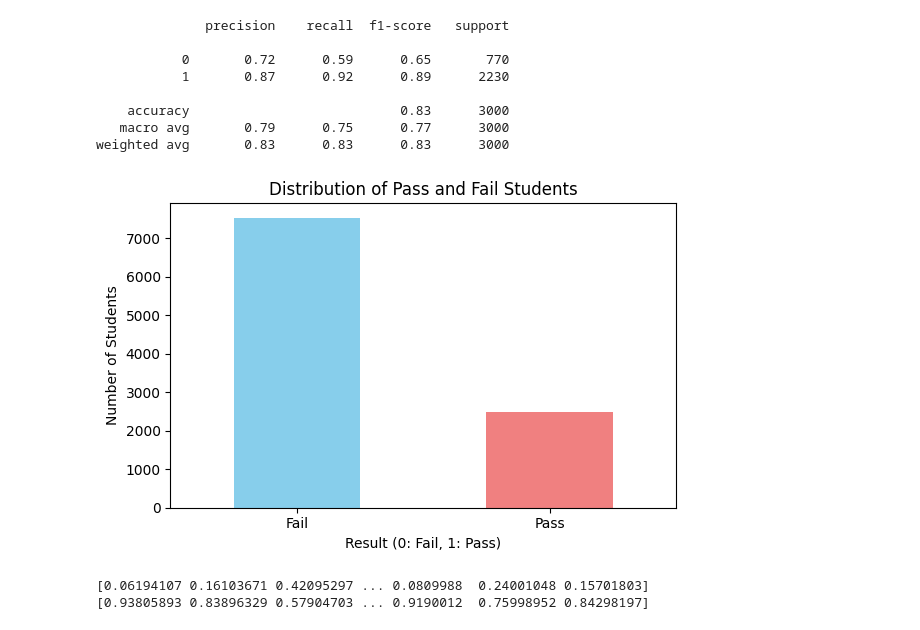
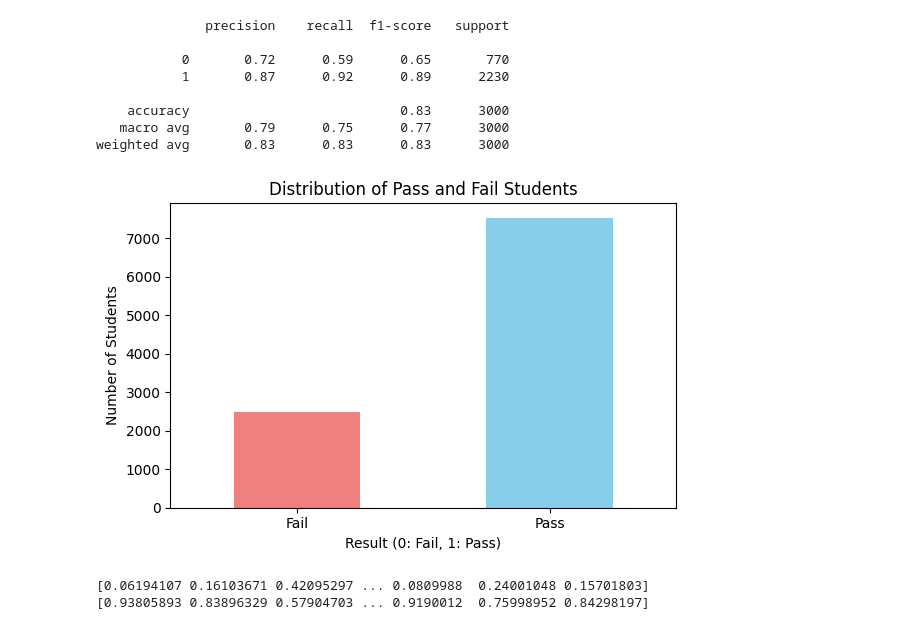
Before and after one commit to prameela-rani-patnaik/Student_Performance_Analysis., a Jupyter notebook: M3.ipynb, the cells around one changed output. Saved outputs shown, nothing was run; the diff lists cells and outputs as text; code cells hidden in the pictures.

```diff
--- a/M3.ipynb
+++ b/M3.ipynb
@@ -99,18 +99,21 @@ print(classification_report(y_test, y_pred))
    macro avg       0.79      0.75      0.77      3000
 weighted avg       0.83      0.83      0.83      3000
 # %%
-pass_fail_counts = df['pass_fail'].value_counts()
+# .sort_index() ensures 0 comes first, then 1
+pass_fail_counts = df['pass_fail'].value_counts().sort_index()
 
 plt.figure(figsize=(6, 4))
-pass_fail_counts.plot(kind='bar', color=['skyblue', 'lightcoral'])
+# Flipped the color order to match 0 (Fail -> lightcoral) and 1 (Pass -> skyblue) if desired
+pass_fail_counts.plot(kind='bar', color=['lightcoral', 'skyblue'])
+
 plt.title('Distribution of Pass and Fail Students')
 plt.xlabel('Result (0: Fail, 1: Pass)')
 plt.ylabel('Number of Students')
 plt.xticks(ticks=[0, 1], labels=['Fail', 'Pass'], rotation=0)
 plt.tight_layout()
 plt.show()
 # %% [output]
-[figure, old version]
+[figure, new version]
 # %%
 from sklearn.metrics import accuracy_score
 y_prob = model.predict_proba(X_test_scaled)
```
